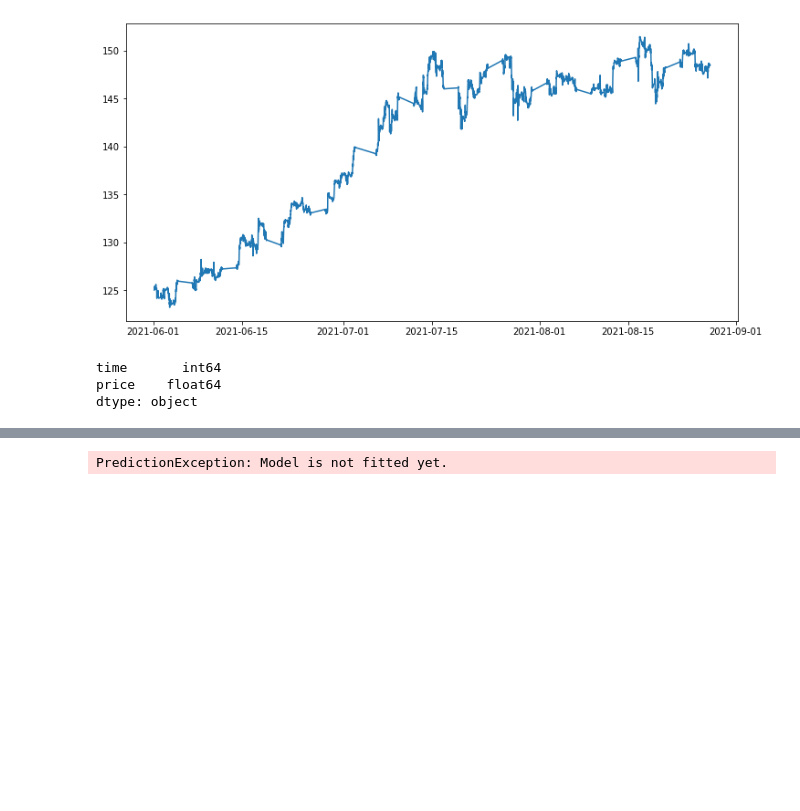
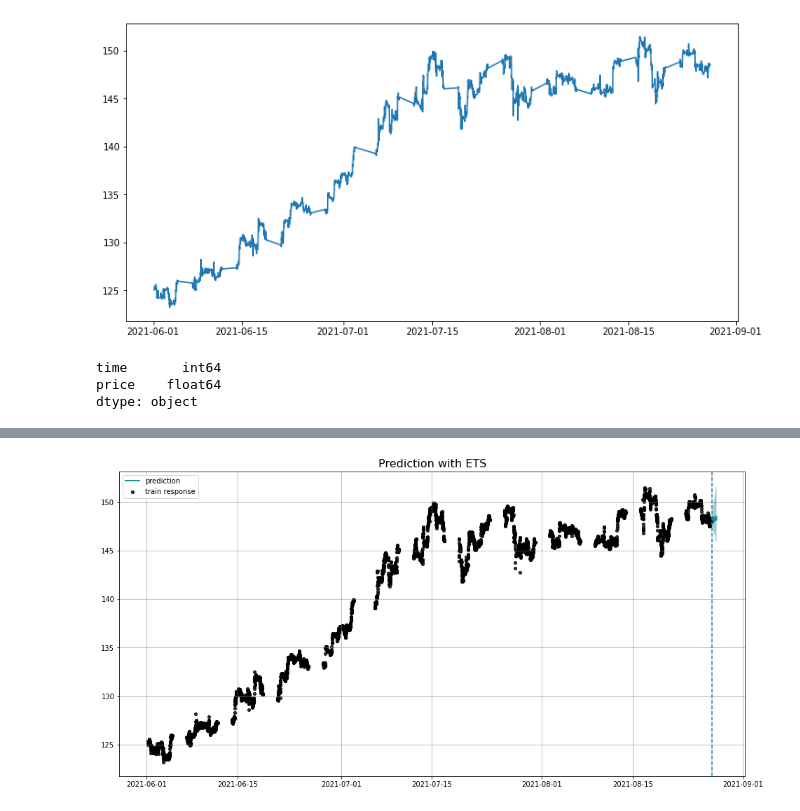
Before and after one commit to TheCopyNinjaDev/Stocks, a Jupyter notebook: notebooks/data.ipynb, the cells around one changed output, grey strips where cells are left out. Saved outputs shown, nothing was run; the diff lists cells and outputs as text; code cells hidden in the pictures; blank space fills up the shorter version.

```diff
--- a/notebooks/data.ipynb
+++ b/notebooks/data.ipynb
@@ -41,18 +36,23 @@ plt.show()
 [figure]
 # %%
 df['time'] = pd.to_numeric(df['time'])
-train = df[:len(df) - 65]
-test = df.tail(65)
+
+
+test_size = 65
+train = df[:-test_size]
+test = df[-test_size:]
 train.dtypes
 # %% [output]
 time       int64
 price    float64
 dtype: object
 # %%
-#dlt = DLTFull(response_col='price', date_col='time')
+#dlt = DLTFull(response_col=response_col, date_col=date_col)
 ets = ETSFull(
     response_col='price',
     date_col='time',
+    seasonality=52,
+    seed=8888,
 )
 # %%
 %%time
@@ -63,4 +65,6 @@ ValueError: numpy.ndarray size changed, may indicate binary incompatibility. Exp
 # %%
 predicted_df = ets.predict(test)
-# %% [output]
-PredictionException: Model is not fitted yet.
+# %%
+_ = plot_predicted_data(train, predicted_df, 'time', 'price', title='Prediction with ETS')
+# %% [output]
+[figure, added]
```
Also changed, not shown: parts of 5 cells of this notebook.
